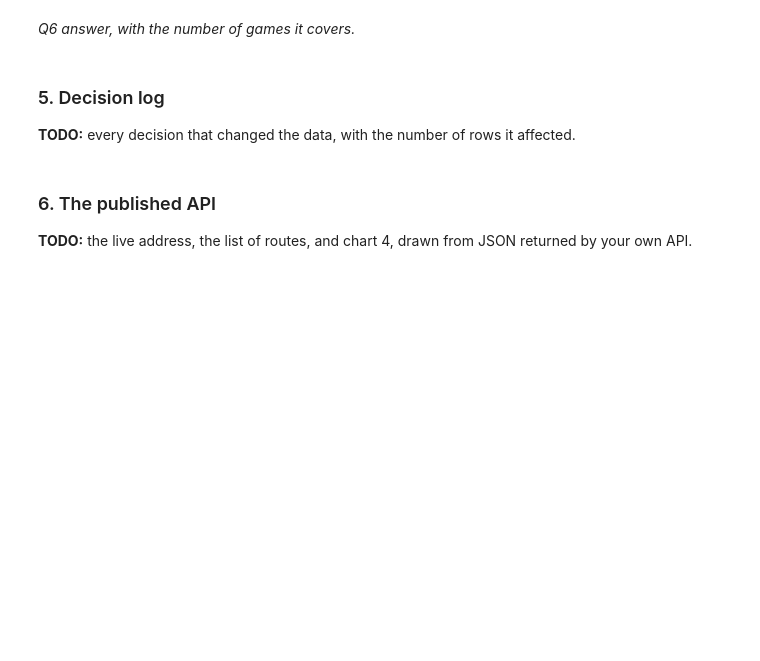
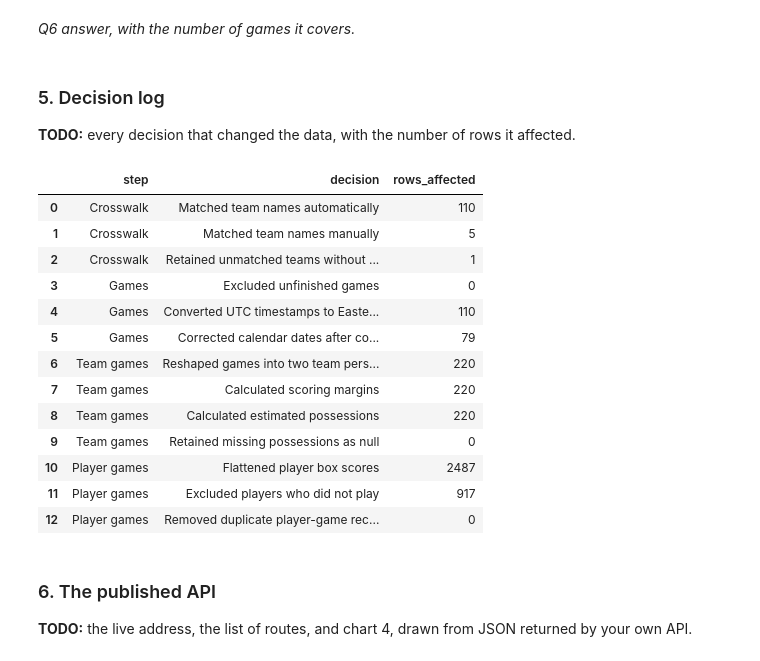
Before and after one commit to rushilnanga/acc-reality-check-project, a Jupyter notebook: 2026_11_18_—_ACC_Reality_Check_Starter_—_Template.ipynb, the cells around one changed output. Cells and saved outputs as stored; diff of their text form; code cells hidden in the pictures; blank space fills up the shorter version.

```diff
--- a/2026_11_18_—_ACC_Reality_Check_Starter_—_Template.ipynb
+++ b/2026_11_18_—_ACC_Reality_Check_Starter_—_Template.ipynb
@@ -221,3 +928,23 @@ _Q6 answer, with the number of games it covers._
+# %%
+# TODO
+decision_log = pd.DataFrame(DECISIONS)
+
+display(decision_log)
+# %% [output]
+|  | step | decision | rows_affected |
+| 0 | Crosswalk | Matched team names automatically | 110 |
+| 1 | Crosswalk | Matched team names manually | 5 |
+| 2 | Crosswalk | Retained unmatched teams without ... | 1 |
+| 3 | Games | Excluded unfinished games | 0 |
+| 4 | Games | Converted UTC timestamps to Easte... | 110 |
+| 5 | Games | Corrected calendar dates after co... | 79 |
+| 6 | Team games | Reshaped games into two team pers... | 220 |
+| 7 | Team games | Calculated scoring margins | 220 |
+| 8 | Team games | Calculated estimated possessions | 220 |
+| 9 | Team games | Retained missing possessions as null | 0 |
+| 10 | Player games | Flattened player box scores | 2487 |
+| 11 | Player games | Excluded players who did not play | 917 |
+| 12 | Player games | Removed duplicate player-game rec... | 0 |
 # %% [markdown]
 ### 6. The published API
 
```
Also changed, not shown: parts of 20 cells of this notebook.
